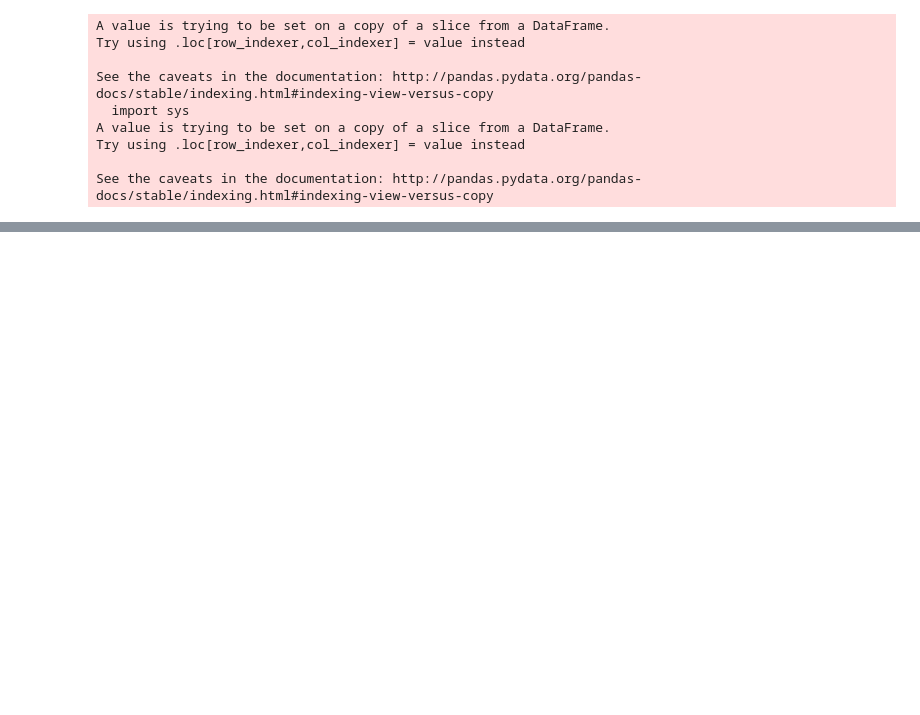
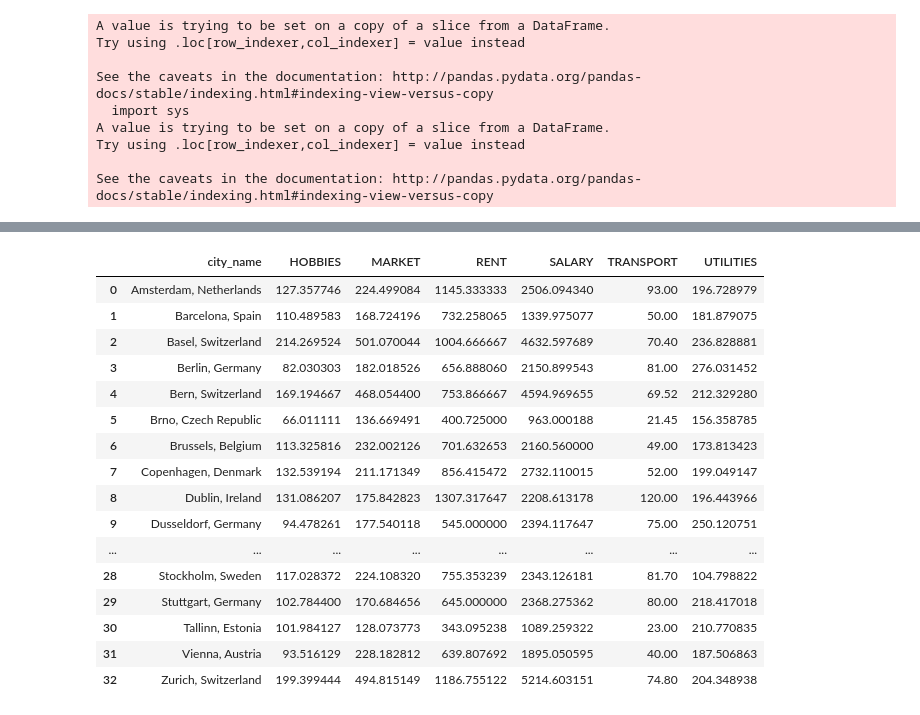
Before and after one commit to potoya/python-pandas-data-wrangling, a Jupyter notebook: Notebook 2 - Savings By Country.ipynb, the cells around one changed output, grey strips where cells are left out. Cells and saved outputs as stored; diff of their text form; code cells hidden in the pictures; blank space fills up the shorter version.

```diff
--- a/Notebook 2 - Savings By Country.ipynb
+++ b/Notebook 2 - Savings By Country.ipynb
@@ -180,0 +179,21 @@ data
+# %%
+data = pd.DataFrame(data_pivoted.to_records())
+data
+# %% [output]
+|  | city_name | HOBBIES | MARKET | RENT | SALARY | TRANSPORT | UTILITIES |
+| 0 | Amsterdam, Netherlands | 127.357746 | 224.499084 | 1145.333333 | 2506.094340 | 93.00 | 196.728979 |
+| 1 | Barcelona, Spain | 110.489583 | 168.724196 | 732.258065 | 1339.975077 | 50.00 | 181.879075 |
+| 2 | Basel, Switzerland | 214.269524 | 501.070044 | 1004.666667 | 4632.597689 | 70.40 | 236.828881 |
+| 3 | Berlin, Germany | 82.030303 | 182.018526 | 656.888060 | 2150.899543 | 81.00 | 276.031452 |
+| 4 | Bern, Switzerland | 169.194667 | 468.054400 | 753.866667 | 4594.969655 | 69.52 | 212.329280 |
+| 5 | Brno, Czech Republic | 66.011111 | 136.669491 | 400.725000 | 963.000188 | 21.45 | 156.358785 |
+| 6 | Brussels, Belgium | 113.325816 | 232.002126 | 701.632653 | 2160.560000 | 49.00 | 173.813423 |
+| 7 | Copenhagen, Denmark | 132.539194 | 211.171349 | 856.415472 | 2732.110015 | 52.00 | 199.049147 |
+| 8 | Dublin, Ireland | 131.086207 | 175.842823 | 1307.317647 | 2208.613178 | 120.00 | 196.443966 |
+| 9 | Dusseldorf, Germany | 94.478261 | 177.540118 | 545.000000 | 2394.117647 | 75.00 | 250.120751 |
+| ... | ... | ... | ... | ... | ... | ... | ... |
+| 28 | Stockholm, Sweden | 117.028372 | 224.108320 | 755.353239 | 2343.126181 | 81.70 | 104.798822 |
+| 29 | Stuttgart, Germany | 102.784400 | 170.684656 | 645.000000 | 2368.275362 | 80.00 | 218.417018 |
+| 30 | Tallinn, Estonia | 101.984127 | 128.073773 | 343.095238 | 1089.259322 | 23.00 | 210.770835 |
+| 31 | Vienna, Austria | 93.516129 | 228.182812 | 639.807692 | 1895.050595 | 40.00 | 187.506863 |
+| 32 | Zurich, Switzerland | 199.399444 | 494.815149 | 1186.755122 | 5214.603151 | 74.80 | 204.348938 |
```
Also changed, not shown: parts of 14 cells of this notebook, 4 other files.
